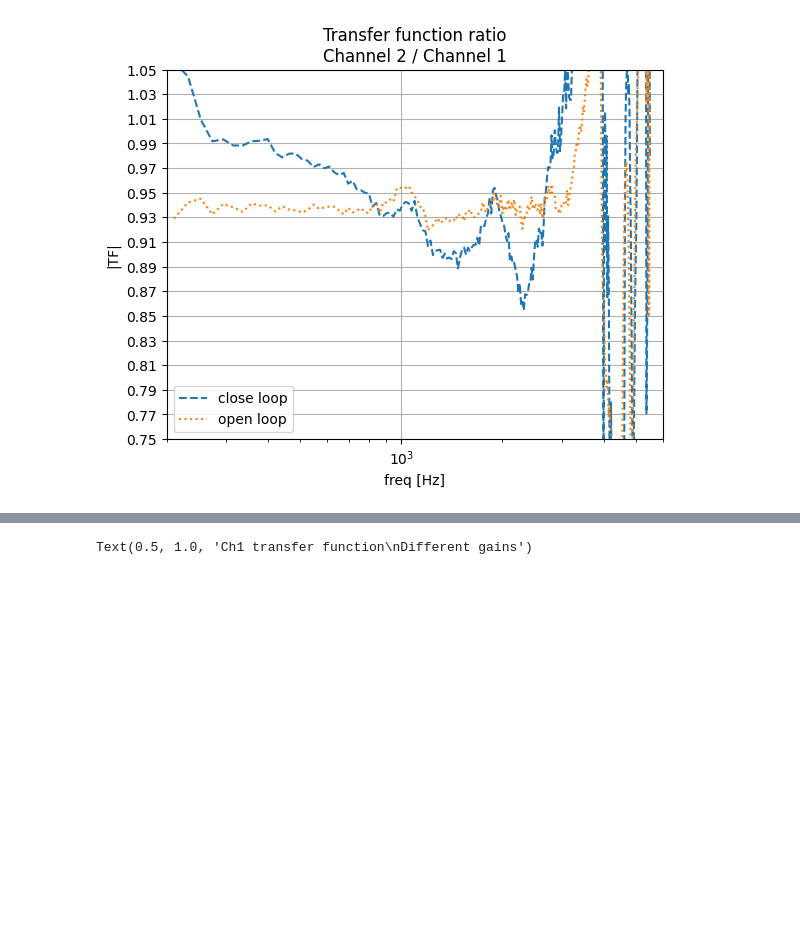
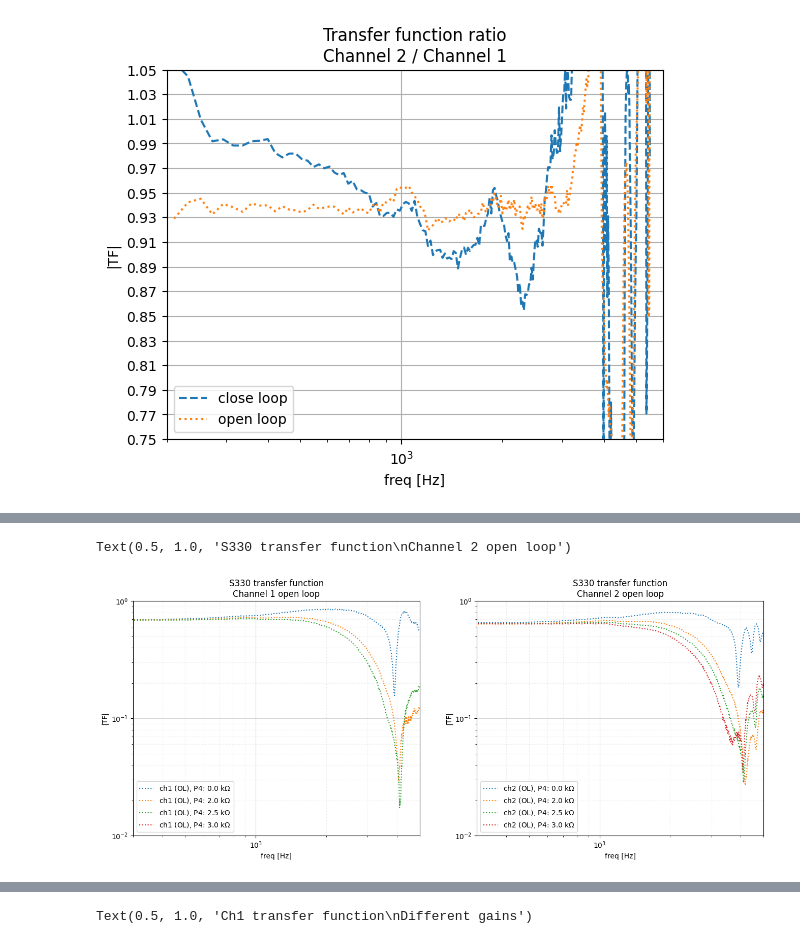
Before and after one commit to runabriguglio/SPLATT, a Jupyter notebook: splattsw/JupyterNotebooks/scratchPiezoTFs.ipynb, the cells around one changed output, grey strips where cells are left out. Cells and saved outputs as stored; diff of their text form; code cells hidden in the pictures; blank space fills up the shorter version.

```diff
--- a/splattsw/JupyterNotebooks/scratchPiezoTFs.ipynb
+++ b/splattsw/JupyterNotebooks/scratchPiezoTFs.ipynb
@@ -333,0 +331,58 @@ Text(0.5, 1.0, 'Transfer function ratio\nChannel 2 / Channel 1')
+# %%
+p4_kohm_ch1 = np.array([0.0,2.0,2.5,3.0])
+p4_kohm_ch2 = np.array([0.0,2.0,2.5,3.0])
+ch1_oltf_notch = np.ones([len(spe1),4])*np.nan
+ch2_oltf_notch = np.ones([len(spe1),4])*np.nan
+
+frange = (f>200)*(f<5500)
+spe,f = get_spectra_from_tns(['20260304_111236','20260304_111309'],fs=freq,tstart=tstart,tend=tend)
+ch1_oltf_notch[frange,0] = spe[1,frange]/spe[0,frange]
+spe,f = get_spectra_from_tns(['20260304_141611','20260304_141713'],fs=freq,tstart=tstart,tend=tend)
+ch1_oltf_notch[frange,1] = spe[1,frange]/spe[0,frange]
+spe,f = get_spectra_from_tns(['20260304_142531','20260304_142610'],fs=freq,tstart=tstart,tend=tend)
+ch1_oltf_notch[frange,2] = spe[1,frange]/spe[0,frange]
+spe,f = get_spectra_from_tns(['20260304_141951','20260304_142040'],fs=freq,tstart=tstart,tend=tend)
+ch1_oltf_notch[frange,3] = spe[1,frange]/spe[2,frange]
+
+spe,f = get_spectra_from_tns(['20260304_112201','20260304_112228'],fs=freq,tstart=tstart,tend=tend)
+ch2_oltf_notch[frange,0] = spe[3,frange]/spe[2,frange]
+spe,f = get_spectra_from_tns(['20260304_140326','20260304_140202','20260304_140422'],fs=freq,tstart=tstart,tend=tend)
+ch2_oltf_notch[frange,1] = spe[3,frange]/spe[2,frange]
+spe,f = get_spectra_from_tns(['20260304_142407','20260304_142447'],fs=freq,tstart=tstart,tend=tend)
+ch2_oltf_notch[frange,2] = spe[3,frange]/spe[2,frange]
+spe,f = get_spectra_from_tns(['20260304_142144','20260304_142226'],fs=freq,tstart=tstart,tend=tend)
+ch2_oltf_notch[frange,3] = spe[3,frange]/spe[2,frange]
+
+dec = 100
+plt.figure(figsize=(16,6))
+plt.subplot(1,2,1)
+for j in range(4):
+    plt.plot(f[::dec],ch1_oltf_notch[::dec,j],':',label=f'ch1 (OL), P4: {p4_kohm_ch1[j]} '+r'k$\Omega$')
+plt.legend()
+plt.minorticks_on()
+plt.grid(True, which='major', axis='both', linestyle='-', alpha=0.5)
+plt.grid(True, which='minor', axis='both', linestyle=':', alpha=0.3)
+plt.xscale('log')
+plt.yscale('log')
+plt.xlim([300,5000])
+plt.ylim([1e-2,1])
+plt.xlabel('freq [Hz]')
+plt.ylabel('|TF|')
+plt.title('S330 transfer function\nChannel 1 open loop')
+plt.subplot(1,2,2)
+for j in range(4):
+    plt.plot(f[::dec],ch2_oltf_notch[::dec,j],':',label=f'ch2 (OL), P4: {p4_kohm_ch2[j]} '+r'k$\Omega$')
+plt.legend()
+plt.minorticks_on()
+plt.grid(True, which='major', axis='both', linestyle='-', alpha=0.5)
+plt.grid(True, which='minor', axis='both', linestyle=':', alpha=0.3)
+plt.xscale('log')
+plt.yscale('log')
+plt.xlim([300,5000])
+plt.ylim([1e-2,1])
+plt.xlabel('freq [Hz]')
+plt.ylabel('|TF|')
+plt.title('S330 transfer function\nChannel 2 open loop')
+# %% [output]
+Text(0.5, 1.0, 'S330 transfer function\nChannel 2 open loop')
+[figure, added]
```
Also changed, not shown: parts of 6 cells of this notebook, 1 other file.
